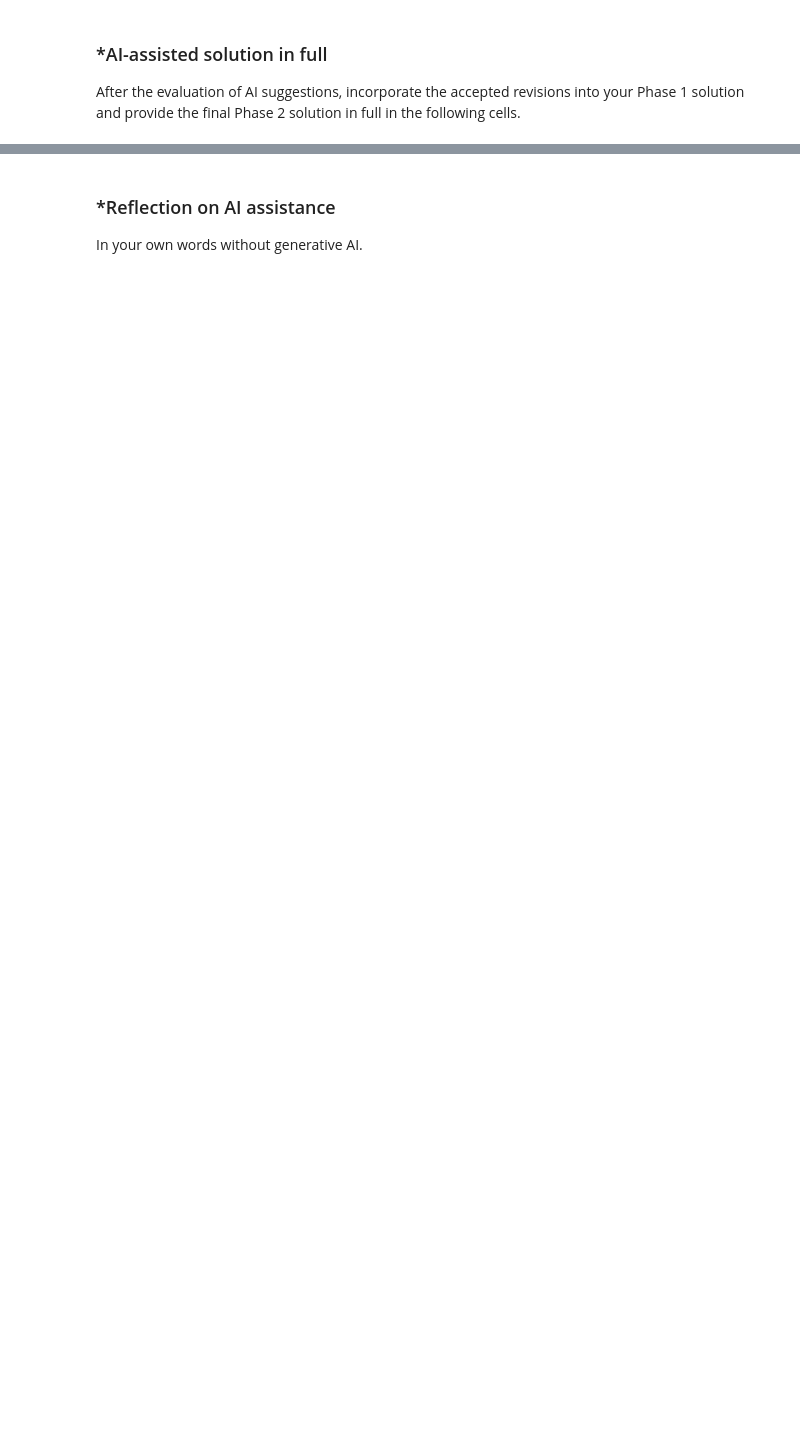
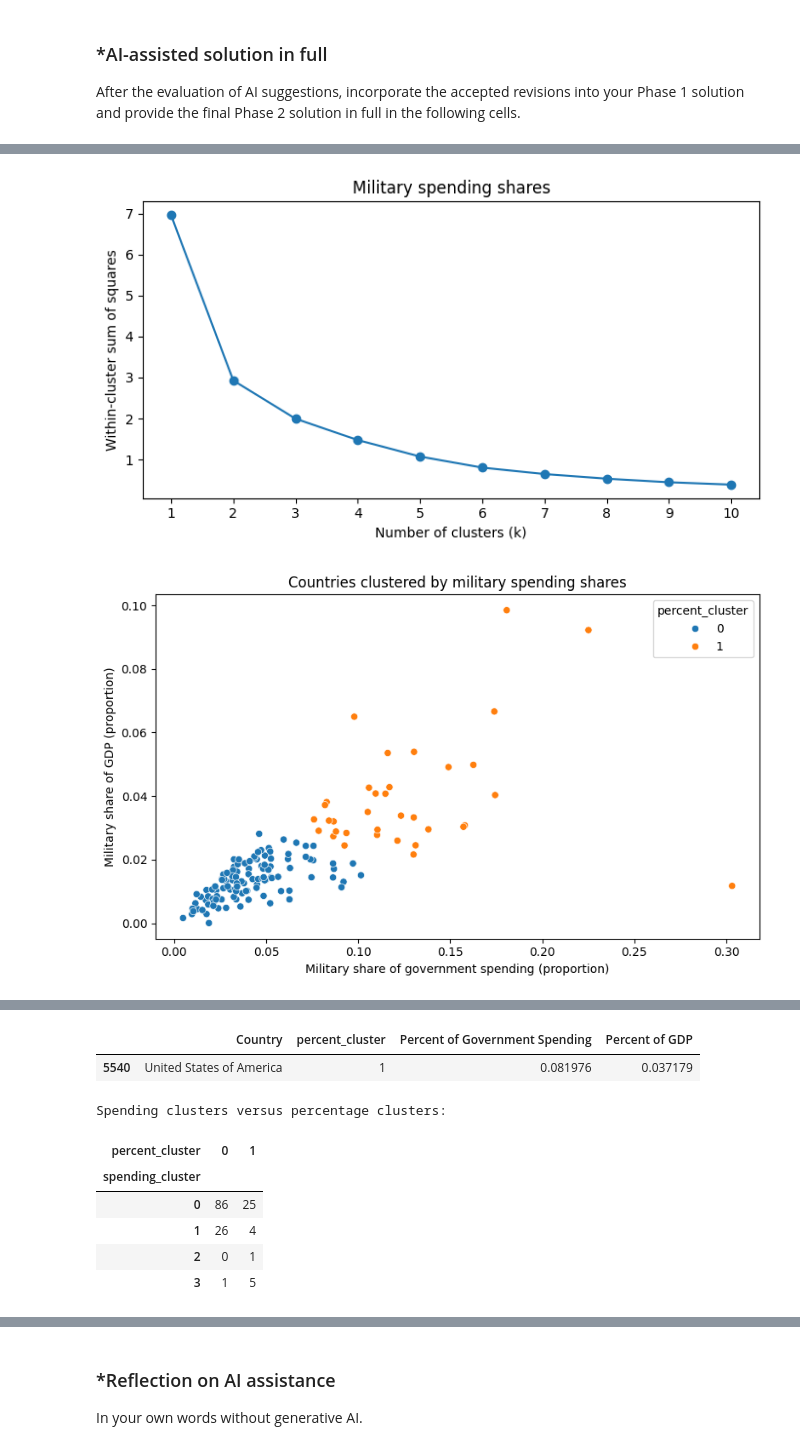
Before and after one commit to sidluthra1/A04-clustering, a Jupyter notebook: notebook.ipynb, the cells around one changed output, grey strips where cells are left out. Drawn from its saved outputs; the diff is of its cells as text; code cells hidden in the pictures; blank space fills up the shorter version.

```diff
--- a/notebook.ipynb
+++ b/notebook.ipynb
@@ -373,0 +642,42 @@ After the evaluation of AI suggestions, incorporate the accepted revisions into
+# %%
+# Q2.3: repeat with the two spending-share variables.
+p2_X_percent = MinMaxScaler().fit_transform(
+    p2_df[p2_percent_cols]
+)
+p2_percent_wcss = p2_scree(
+    p2_X_percent, "Military spending shares"
+)
+
+p2_df["percent_cluster"] = p2_fit(p2_X_percent, 2).labels_
+
+plt.figure(figsize=(8, 5))
+sns.scatterplot(
+    data=p2_df,
+    x=p2_percent_cols[0],
+    y=p2_percent_cols[1],
+    hue="percent_cluster",
+    palette="tab10"
+)
+plt.xlabel("Military share of government spending (proportion)")
+plt.ylabel("Military share of GDP (proportion)")
+plt.title("Countries clustered by military spending shares")
+plt.tight_layout()
+plt.show()
+
+display(
+    p2_df.groupby("percent_cluster")[p2_percent_cols]
+    .describe().T.round(4)
+)
+display(
+    p2_df.loc[
+        p2_df["Country"] == "United States of America",
+        ["Country", "percent_cluster"] + p2_percent_cols
+    ]
+)
+print("Spending clusters versus percentage clusters:")
+display(pd.crosstab(
+    p2_df["spending_cluster"], p2_df["percent_cluster"]
+))
+# %% [output]
+[figure, added]
+[figure, added]
@@ -373,0 +701,9 @@ After the evaluation of AI suggestions, incorporate the accepted revisions into
+|  | Country | percent_cluster | Percent of Government Spending | Percent of GDP |
+| 5540 | United States of America | 1 | 0.081976 | 0.037179 |
+Spending clusters versus percentage clusters:
+| percent_cluster | 0 | 1 |
+| spending_cluster |  |  |
+| 0 | 86 | 25 |
+| 1 | 26 | 4 |
+| 2 | 0 | 1 |
+| 3 | 1 | 5 |
```
Also changed, not shown: parts of 18 cells of this notebook.
